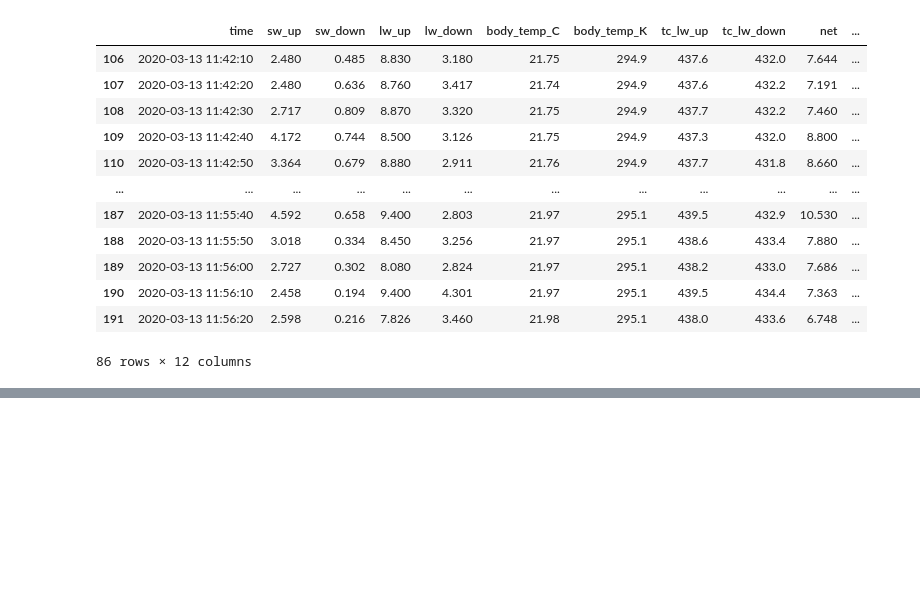
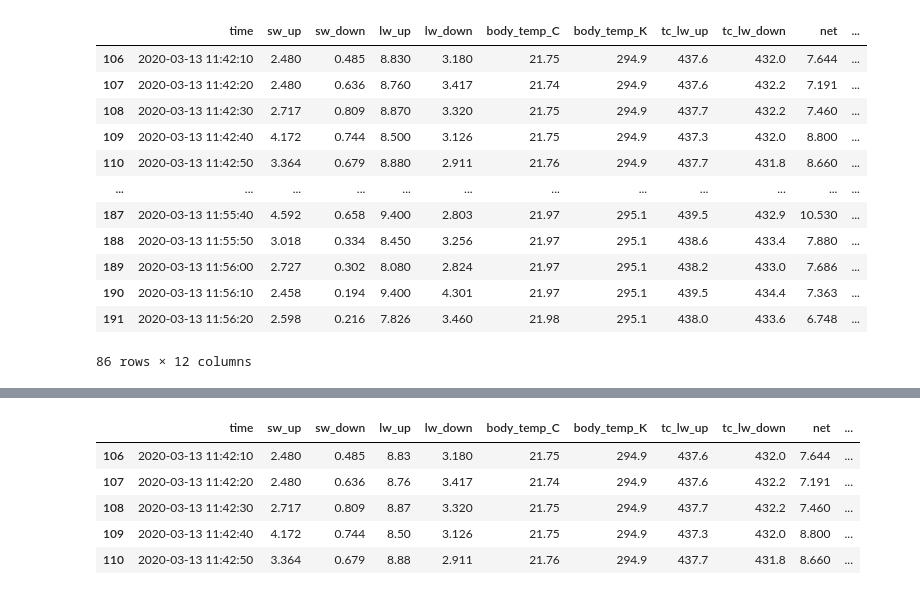
Before and after one commit to manna3iqatar/training, a Jupyter notebook: day-5.ipynb, the cells around one changed output, grey strips where cells are left out. Cells and saved outputs as stored; diff of their text form; code cells hidden in the pictures; blank space fills up the shorter version.

```diff
--- a/day-5.ipynb
+++ b/day-5.ipynb
@@ -86,0 +103,9 @@ plt.xticks(rotation=50)
+# %%
+df_2.head()
+# %% [output]
+|  | time | sw_up | sw_down | lw_up | lw_down | body_temp_C | body_temp_K | tc_lw_up | tc_lw_down | net | ... |
+| 106 | 2020-03-13 11:42:10 | 2.480 | 0.485 | 8.83 | 3.180 | 21.75 | 294.9 | 437.6 | 432.0 | 7.644 | ... |
+| 107 | 2020-03-13 11:42:20 | 2.480 | 0.636 | 8.76 | 3.417 | 21.74 | 294.9 | 437.6 | 432.2 | 7.191 | ... |
+| 108 | 2020-03-13 11:42:30 | 2.717 | 0.809 | 8.87 | 3.320 | 21.75 | 294.9 | 437.7 | 432.2 | 7.460 | ... |
+| 109 | 2020-03-13 11:42:40 | 4.172 | 0.744 | 8.50 | 3.126 | 21.75 | 294.9 | 437.3 | 432.0 | 8.800 | ... |
+| 110 | 2020-03-13 11:42:50 | 3.364 | 0.679 | 8.88 | 2.911 | 21.76 | 294.9 | 437.7 | 431.8 | 8.660 | ... |
```
Also changed, not shown: parts of 13 cells of this notebook, 1 other file.
